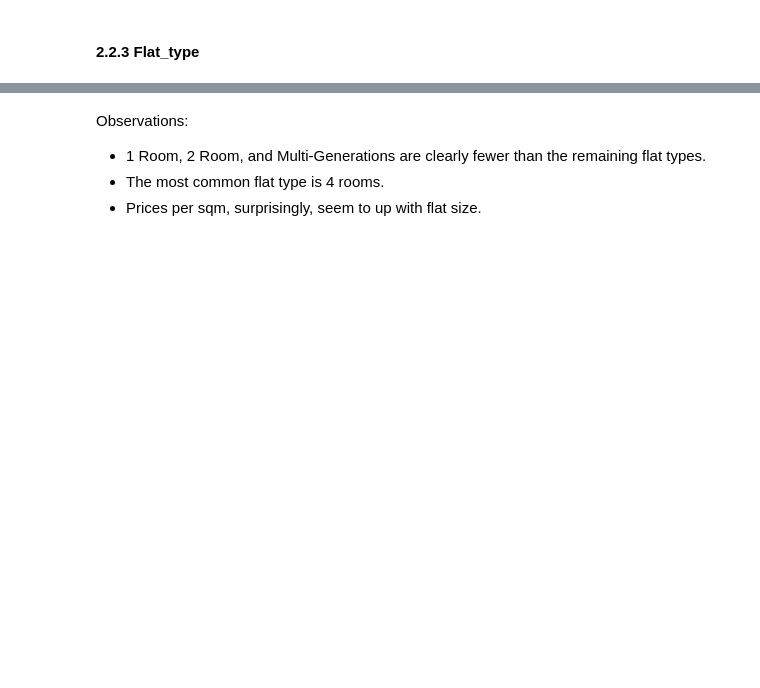
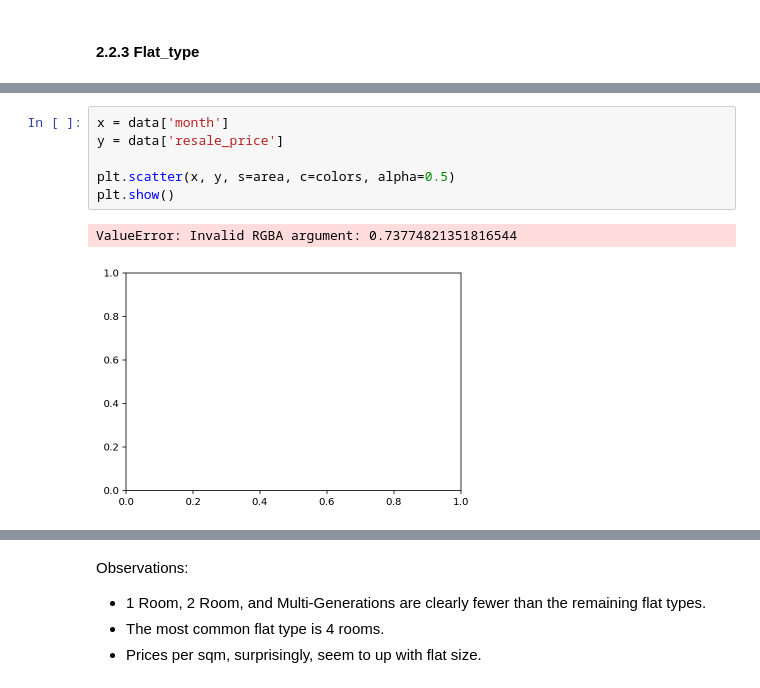
Before and after one commit to ttenhack/singaporehousing, a Jupyter notebook: Sg_Housing_Tth_V1.ipynb, the cells around one changed output, grey strips where cells are left out. Drawn from its saved outputs; the diff is of its cells as text; blank space fills up the shorter version.

```diff
--- a/Sg_Housing_Tth_V1.ipynb
+++ b/Sg_Housing_Tth_V1.ipynb
@@ -215,3 +211,12 @@ Name: flat_type, dtype: int64
+# %%
+x = data['month']
+y = data['resale_price']
+
+plt.scatter(x, y, s=area, c=colors, alpha=0.5)
+plt.show()
+# %% [output]
+ValueError: Invalid RGBA argument: 0.73774821351816544
+[figure, added]
 # %%
 flat_type_array = np.unique(data['flat_type'])
 n = data['flat_type'].nunique()
```
Also changed, not shown: parts of 12 cells of this notebook.
